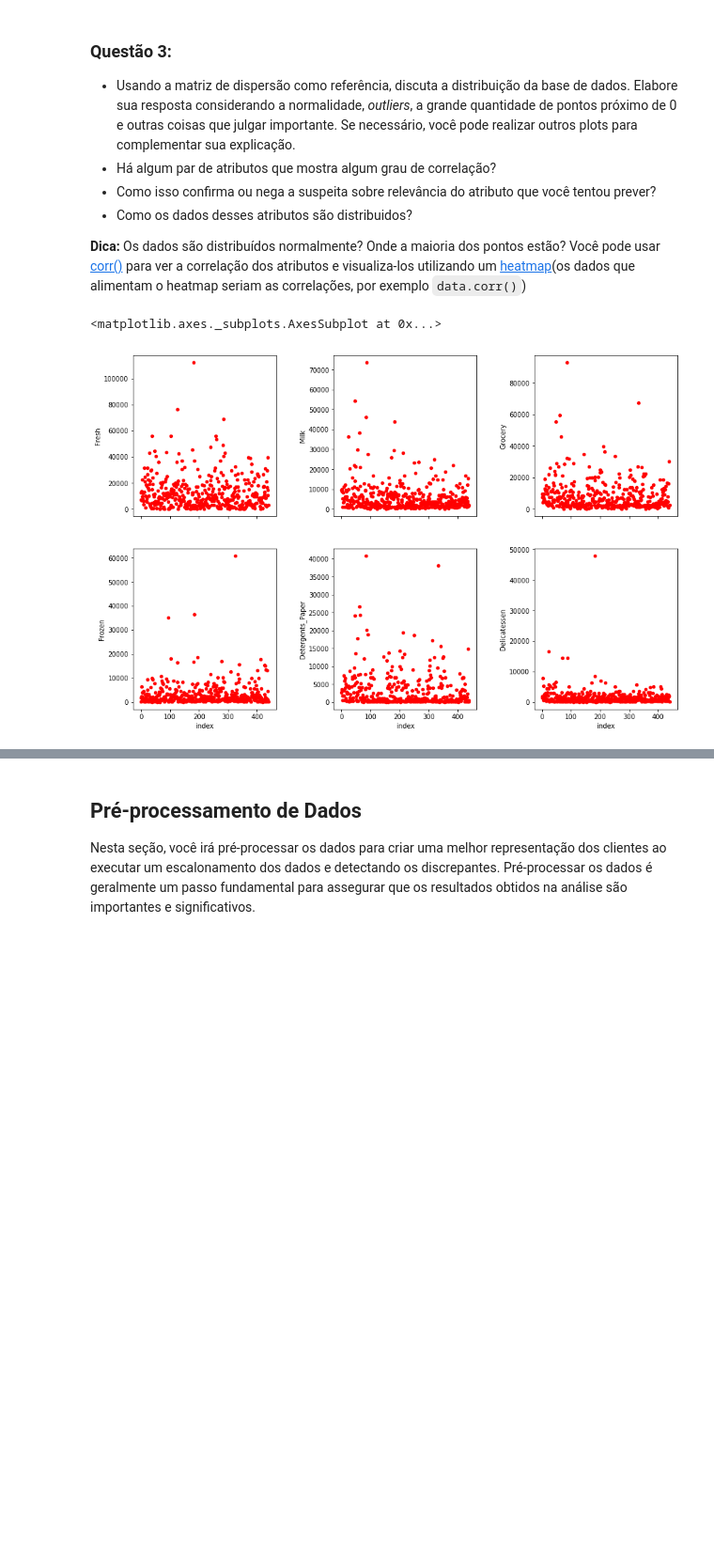
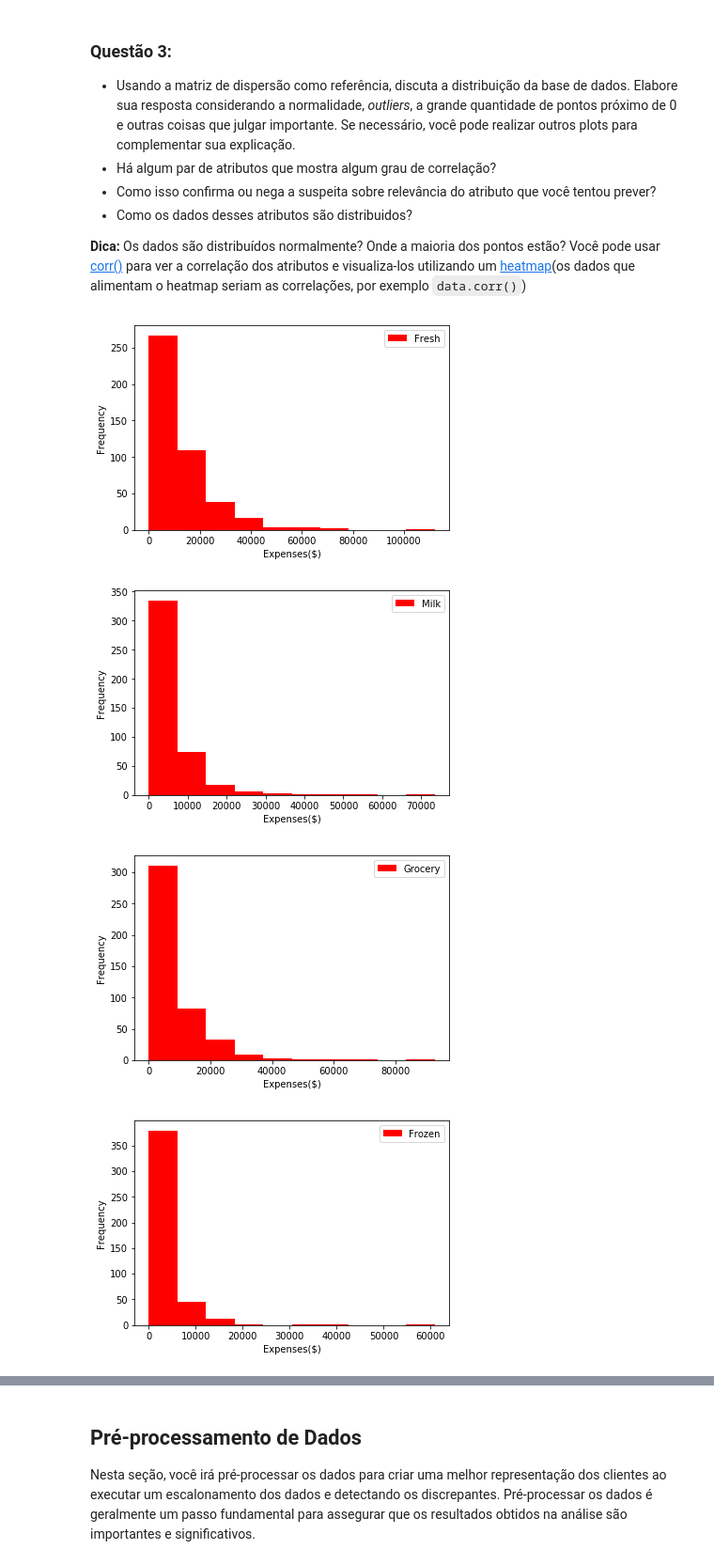
Before and after one commit to rodfloripa/Projeto9, a Jupyter notebook: customer_segments/customer_segments_PT.ipynb, the cells around one changed output, grey strips where cells are left out. Shown: that part at 94% size. Drawn from its saved outputs; the diff is of its cells as text; code cells hidden in the pictures; blank space fills up the shorter version.

```diff
--- a/customer_segments/customer_segments_PT.ipynb
+++ b/customer_segments/customer_segments_PT.ipynb
@@ -138,16 +138,15 @@ pd.scatter_matrix(data, alpha = 0.3, figsize = (14,8), diagonal = 'kde');
 - Como os dados desses atributos são distribuidos?
 
 **Dica:** Os dados são distribuídos normalmente? Onde a maioria dos pontos estão? Você pode usar [corr()](https://pandas.pydata.org/pandas-docs/stable/generated/pandas.DataFrame.corr.html) para ver a correlação dos atributos e visualiza-los utilizando um [heatmap](http://seaborn.pydata.org/generated/seaborn.heatmap.html)(os dados que alimentam o heatmap seriam as correlações, por exemplo `data.corr()`)
-# %%
-import matplotlib.pyplot as plt
-fig, axes = plt.subplots(nrows=2, ncols=3,sharex='col',figsize=(15,10))
-fig.subplots_adjust(hspace=0.2, wspace=0.4)
-data.reset_index().plot(kind='scatter',y='Fresh',x='index',color='red',ax=axes[0,0])
-data.reset_index().plot(kind='scatter',y='Milk',x='index',color='red',ax=axes[0,1])
-data.reset_index().plot(kind='scatter',y='Grocery',x='index',color='red',ax=axes[0,2])
-data.reset_index().plot(kind='scatter',y='Frozen',x='index',color='red',ax=axes[1,0])
-data.reset_index().plot(kind='scatter',y='Detergents_Paper',x='index',color='red',ax=axes[1,1])
-data.reset_index().plot(kind='scatter',y='Delicatessen',x='index',color='red',ax=axes[1,2])
-# %% [output]
-<matplotlib.axes._subplots.AxesSubplot at 0x...>
-[figure, removed]
+# %%
+import matplotlib.pyplot as plt
+for i in data.columns:
+    ax=data.reset_index().plot(kind='hist',y=i,color='red')
+    ax.set(xlabel='Expenses($)')
+for i in data.columns:
+    data.reset_index().plot(kind='scatter',y=i,x='index',color='red')
+# %% [output]
+[figure, added]
+[figure, added]
+[figure, added]
+[figure, added]
```
Also changed, not shown: parts of 8 cells of this notebook.
